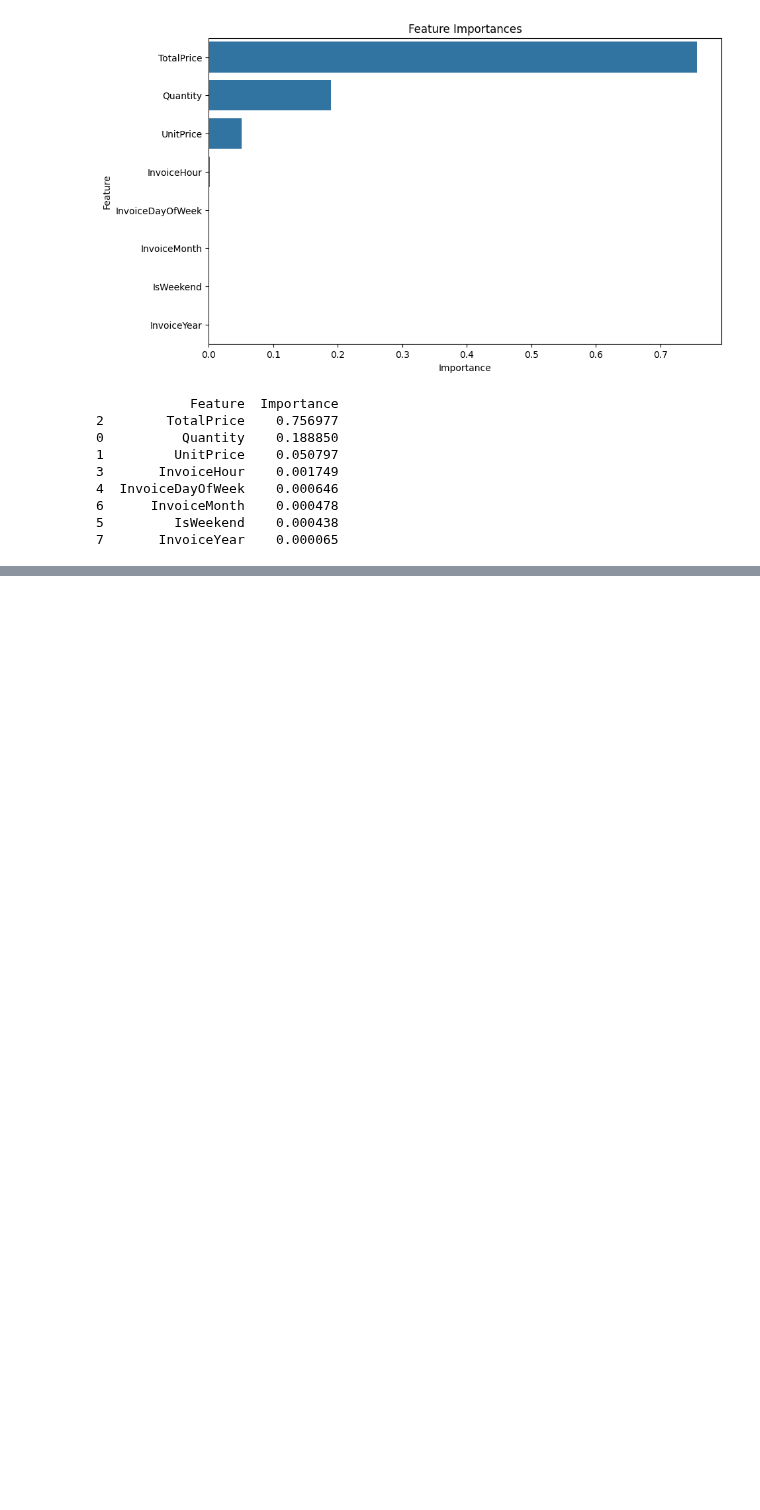
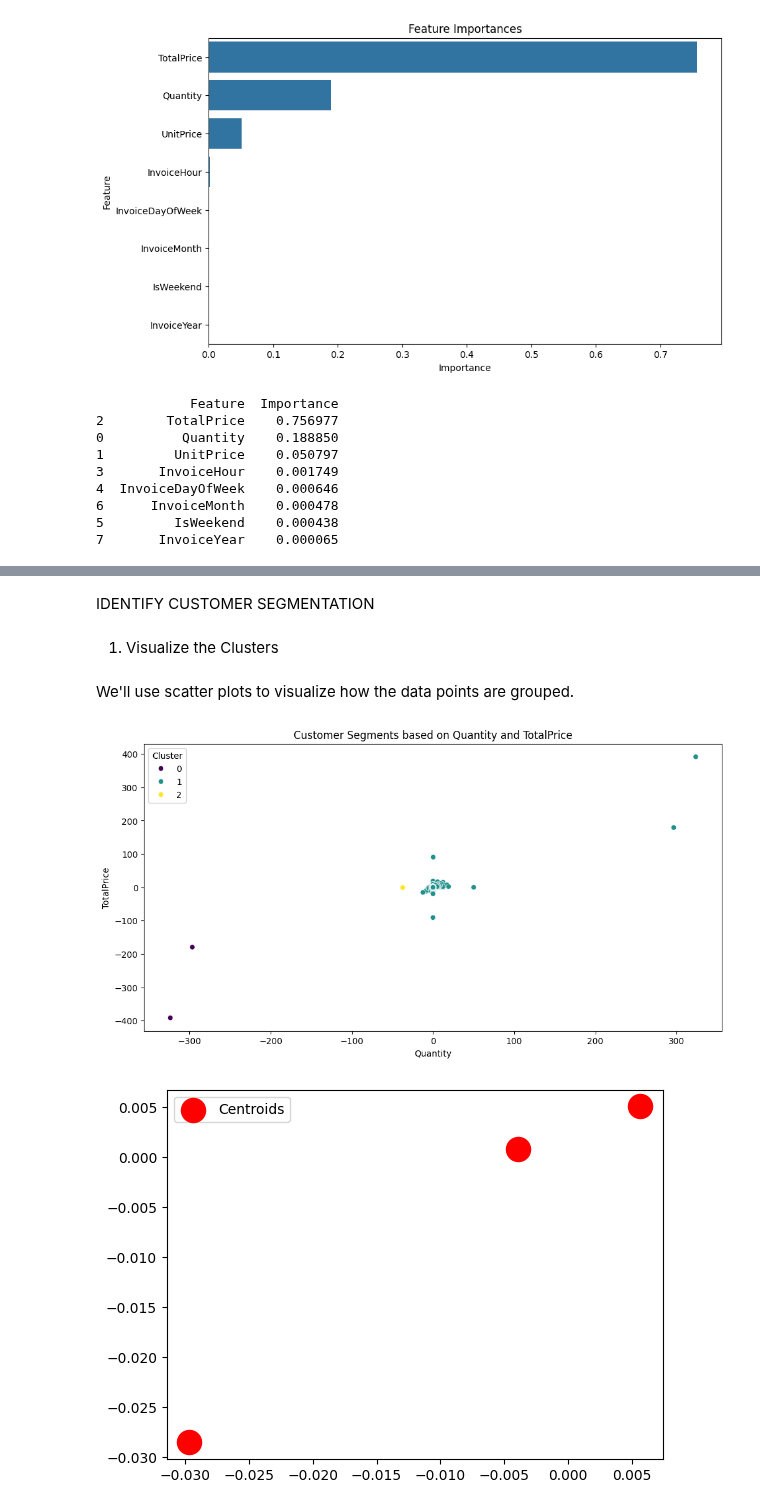
Before and after one commit to Manshi2628/Data-preparation-, a Jupyter notebook: datapreparation.ipynb, the cells around one changed output, grey strips where cells are left out. Cells and saved outputs as stored; diff of their text form; code cells hidden in the pictures; blank space fills up the shorter version.

```diff
--- a/datapreparation.ipynb
+++ b/datapreparation.ipynb
@@ -219,0 +274,13 @@ print(feature_importances)
+# %%
+# Assuming the optimal number of clusters from the Elbow Method is k_optimal
+k_optimal = 3  # Replace this with the actual optimal number you determined
+
+# Initialize and fit the KMeans model
+kmeans = KMeans(n_clusters=k_optimal, random_state=42)
+df_standardized['Cluster'] = kmeans.fit_predict(df_standardized)
+
+# Add the cluster labels to the original dataframe
+df['Cluster'] = df_standardized['Cluster']
+
+# Display the first few rows of the dataframe with cluster labels
+print(df.head())
@@ -219,0 +305,27 @@ print(feature_importances)
+# %% [markdown]
+IDENTIFY CUSTOMER SEGMENTATION
+# %% [markdown]
+ 1. Visualize the Clusters
+# %% [markdown]
+We'll use scatter plots to visualize how the data points are grouped.
+# %%
+import matplotlib.pyplot as plt
+import seaborn as sns
+
+# Scatter plot of two features colored by cluster labels
+plt.figure(figsize=(12, 6))
+sns.scatterplot(x='Quantity', y='TotalPrice', hue='Cluster', data=df_standardized, palette='viridis')
+plt.title('Customer Segments based on Quantity and TotalPrice')
+plt.xlabel('Quantity')
+plt.ylabel('TotalPrice')
+plt.show()
+
+# Optionally, visualize the centroids of each cluster
+centroids = kmeans.cluster_centers_
+plt.scatter(centroids[:, df_standardized.columns.get_loc('Quantity')], centroids[:, df_standardized.columns.get_loc('TotalPrice')],
+            s=300, c='red', label='Centroids')
+plt.legend()
+plt.show()
+# %% [output]
+[figure, added]
+[figure, added]
```
Also changed, not shown: parts of 14 cells of this notebook.
